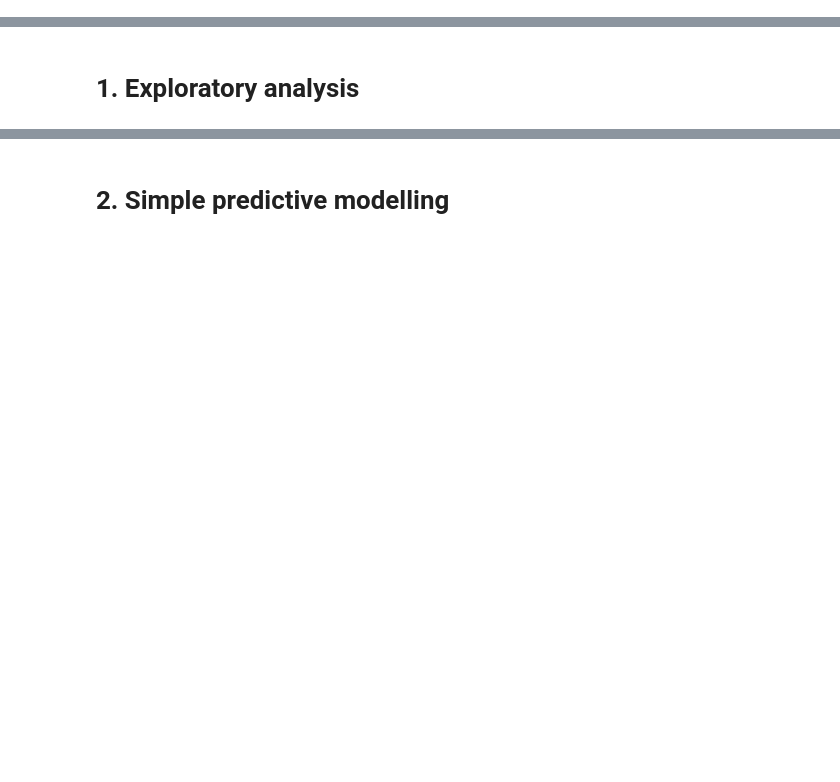
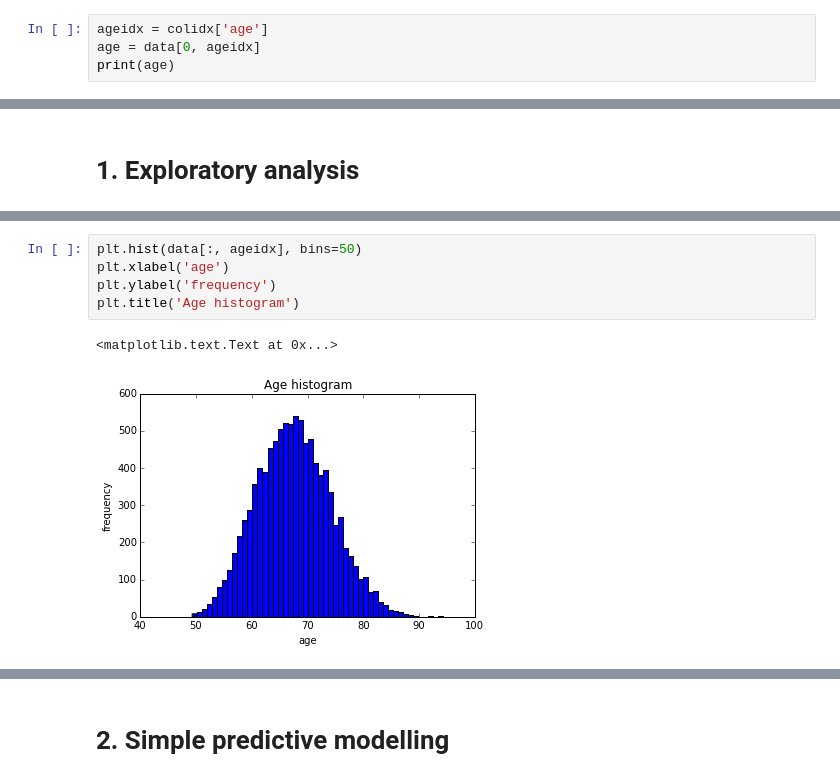
Before and after one commit to ioannispartalas/IBD4Health, a Jupyter notebook: ibd4health_diabetes.ipynb, the cells around one changed output, grey strips where cells are left out. Drawn from its saved outputs; the diff is of its cells as text; blank space fills up the shorter version.

```diff
--- a/ibd4health_diabetes.ipynb
+++ b/ibd4health_diabetes.ipynb
@@ -158,0 +239,4 @@ Drug volumes are categorized via codes of the anatomical therapeutic chemical (A
+# %%
+ageidx = colidx['age']
+age = data[0, ageidx]
+print(age)
@@ -160,0 +285,8 @@ Drug volumes are categorized via codes of the anatomical therapeutic chemical (A
+# %%
+plt.hist(data[:, ageidx], bins=50)
+plt.xlabel('age')
+plt.ylabel('frequency')
+plt.title('Age histogram')
+# %% [output]
+<matplotlib.text.Text at 0x...>
+[figure, added]
```
Also changed, not shown: parts of 21 cells of this notebook, 2 other files.
